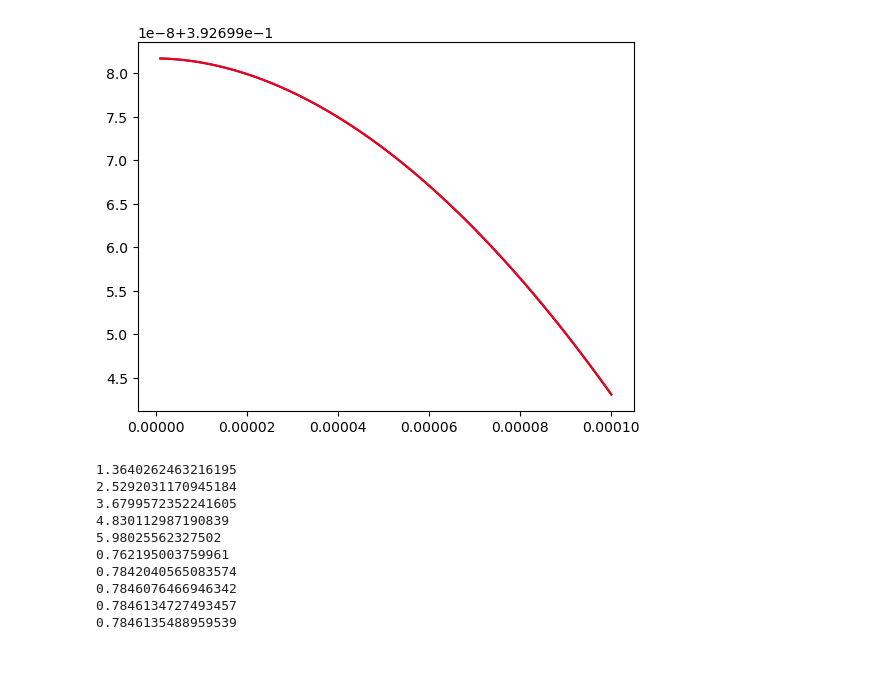
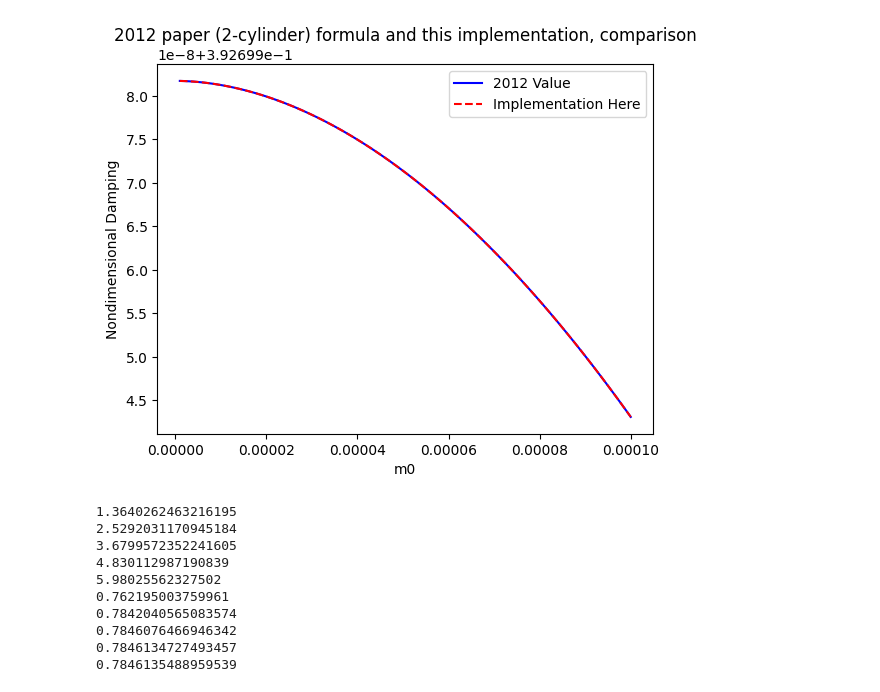
Before and after one commit to symbiotic-engineering/OpenFLASH, a Jupyter notebook: hydro/python/low_m0_MEEM.ipynb, the cells around one changed output. Saved outputs shown, nothing was run; the diff lists cells and outputs as text; code cells hidden in the pictures; blank space fills up the shorter version.

```diff
--- a/hydro/python/low_m0_MEEM.ipynb
+++ b/hydro/python/low_m0_MEEM.ipynb
@@ -246,11 +247,14 @@ def coeff_comparisons(lst1, lst2, m0s):
 
 #coeff_comparisons(ic_coeffs, solutions, m0s)
 # %%
-def plot_compare(xs, ys1, ys2):
-    plt.plot(xs, ys1, color = "blue")
-    plt.plot(xs, ys2, color = "red")
-    #plt.plot(xs, ys3, color = "green")
-    #plt.plot(xs, np.array(ys1)-np.array(ys2), color = "green")
+def plot_compare(xs, ys1, ys2, lab1, lab2, ylab, title = None):
+    plt.plot(xs, ys1, color = "blue", linestyle = "-", label = lab1)
+    plt.plot(xs, ys2, color = "red", linestyle = "--", label = lab2)
+    plt.legend()
+    plt.xlabel("m0")
+    plt.ylabel(ylab)
+    plt.title(title)
 
-plot_compare(m0s, nondim_am_ic, nondim_am)
+plot_compare(m0s, nondim_am_ic, nondim_am, "2012 Paper", "This Implementaion", "Nondimensional Added Mass",
+             title = "2012 paper (2-cylinder) formula and this implementation, comparison")
 # %% [output]
@@ -269,7 +282,8 @@ plt.plot(m0s, np.array(nondim_d)-np.array(ic_heaving_ndi_hydros), color = "green
 # %%
-plot_compare(m0s, nondim_d_ic, nondim_d)
+plot_compare(m0s, nondim_d_ic, nondim_d, "2012 Value", "Implementation Here", "Nondimensional Damping",
+             title = "2012 paper (2-cylinder) formula and this implementation, comparison")
 # %% [output]
-[figure, old version]
+[figure, new version]
 # %%
 def low_solver():
     A = build_A(m0s[0])
```
Also changed, not shown: parts of 6 cells of this notebook, 5 other files.
